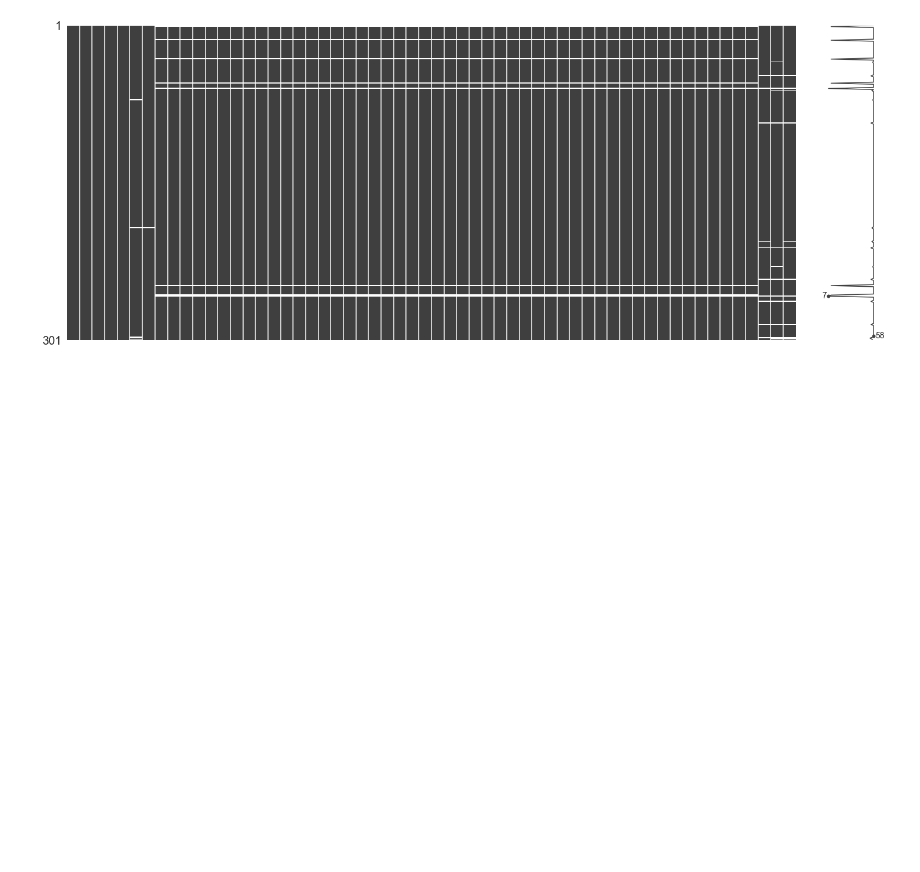
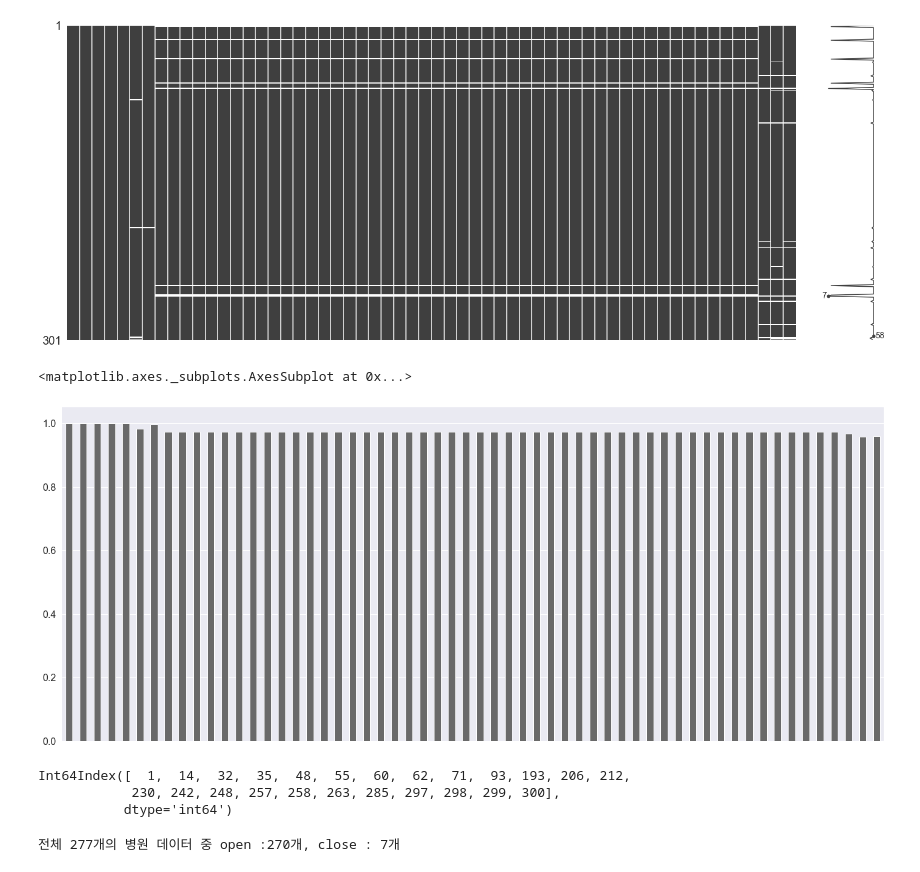
Before and after one commit to bill7845/jupyter_repo, a Jupyter notebook: jupyter_CODE/병원개폐업예측모델링/병원개폐업예측모델링_5.ipynb, the cells around one changed output. Cells and saved outputs as stored; diff of their text form; code cells hidden in the pictures; blank space fills up the shorter version.

```diff
--- a/jupyter_CODE/병원개폐업예측모델링/병원개폐업예측모델링_5.ipynb
+++ b/jupyter_CODE/병원개폐업예측모델링/병원개폐업예측모델링_5.ipynb
@@ -59,3 +45,15 @@ msno.matrix(train)
 # %% [output]
 <matplotlib.axes._subplots.AxesSubplot at 0x...>
 [figure]
+# %%
+msno.bar(train)
+# %% [output]
+<matplotlib.axes._subplots.AxesSubplot at 0x...>
+[figure, added]
+# %%
+# 결측치 제거
+train.loc[train.isnull().sum(1) > 0,:].index
+# %% [output]
+Int64Index([  1,  14,  32,  35,  48,  55,  60,  62,  71,  93, 193, 206, 212,
+            230, 242, 248, 257, 258, 263, 285, 297, 298, 299, 300],
+           dtype='int64')
@@ -61,0 +62,9 @@ msno.matrix(train)
+# %%
+# 클래스 비율 확인
+
+train_open = train_copy.query("OC == 'open'")
+train_close = train_copy.query("OC == ' close'")
+
+print("전체 %d개의 병원 데이터 중 open :%d개, close : %d개" %(len(train_copy),len(train_open),len(train_close)))
+# %% [output]
+전체 277개의 병원 데이터 중 open :270개, close : 7개
```
Also changed, not shown: parts of 18 cells of this notebook, 3 other files.
